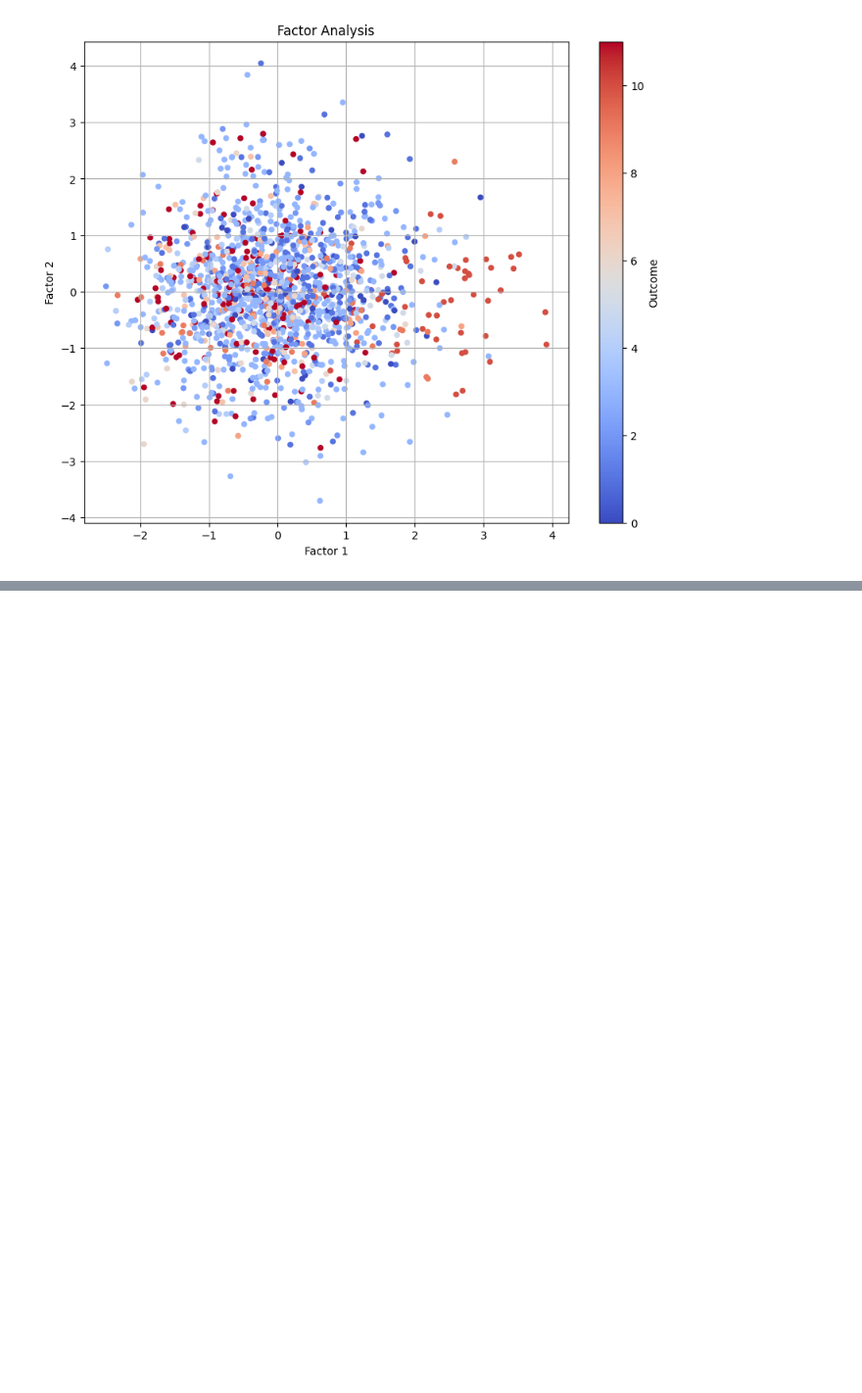
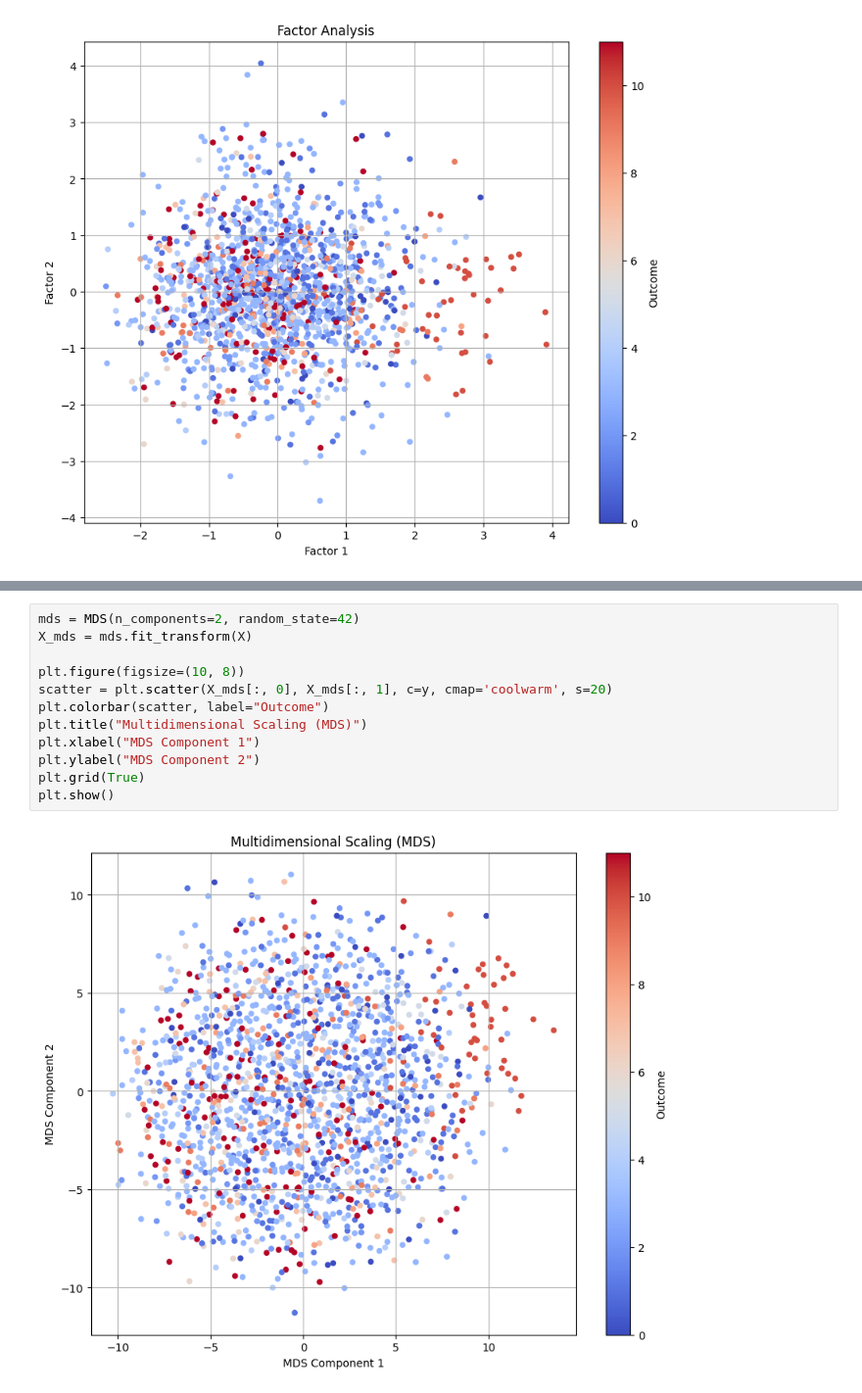
Before and after one commit to yashKumar2412/Dimensionality-Reduction, a Jupyter notebook: Dimensionality Reduction - Images.ipynb, the cells around one changed output, grey strips where cells are left out. Shown at 98% size. Cells and saved outputs as stored; diff of their text form; blank space fills up the shorter version.

```diff
--- a/Dimensionality Reduction - Images.ipynb
+++ b/Dimensionality Reduction - Images.ipynb
@@ -166 +180,15 @@ plt.show()
+# %%
+mds = MDS(n_components=2, random_state=42)
+X_mds = mds.fit_transform(X)
+
+plt.figure(figsize=(10, 8))
+scatter = plt.scatter(X_mds[:, 0], X_mds[:, 1], c=y, cmap='coolwarm', s=20)
+plt.colorbar(scatter, label="Outcome")
+plt.title("Multidimensional Scaling (MDS)")
+plt.xlabel("MDS Component 1")
+plt.ylabel("MDS Component 2")
+plt.grid(True)
+plt.show()
+# %% [output]
+[figure, added]
 # %%
```
Also changed, not shown: parts of 6 cells of this notebook, 2 other files.
